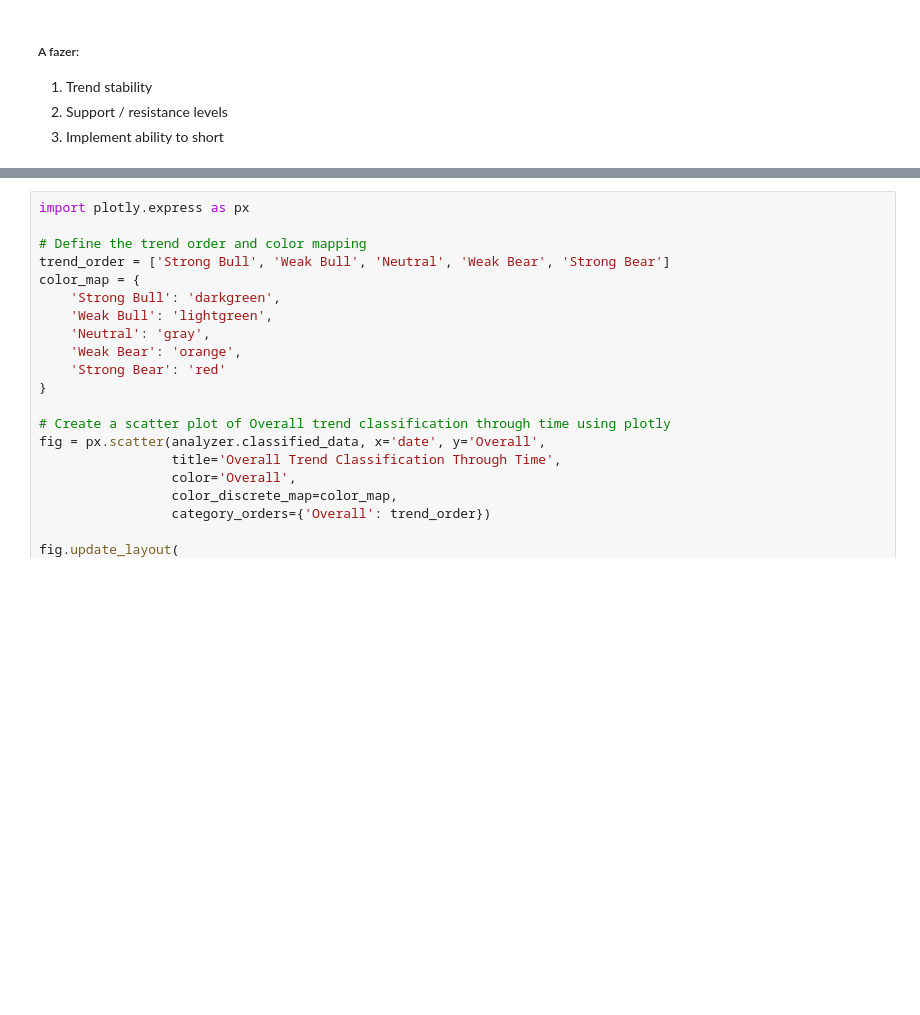
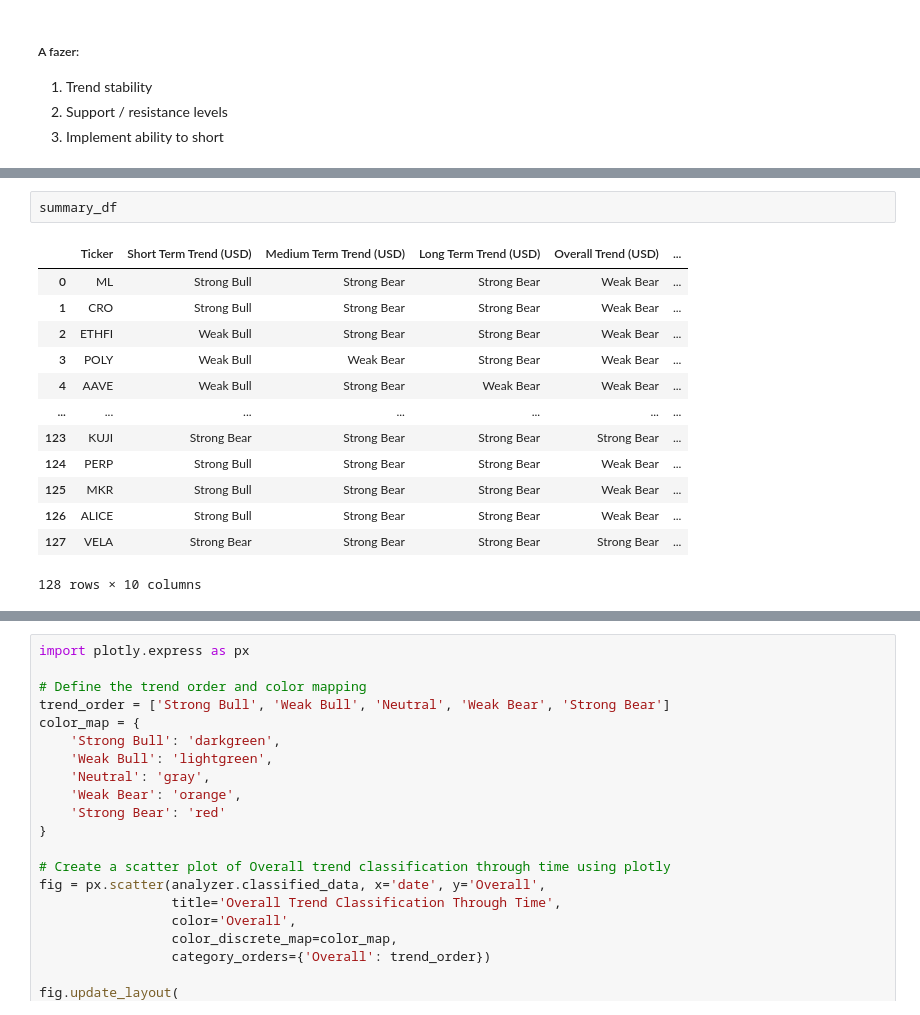
Before and after one commit to GabriellaAM/missioncontrolproject, a Jupyter notebook: ALT_MODEL.ipynb, the cells around one changed output, grey strips where cells are left out. Cells and saved outputs as stored; diff of their text form; blank space fills up the shorter version.

```diff
--- a/ALT_MODEL.ipynb
+++ b/ALT_MODEL.ipynb
@@ -485,0 +461,16 @@ Most Recent Trend Analysis Summary for Multiple Assets (as of March 11, 2025):
+# %%
+summary_df
+# %% [output]
+|  | Ticker | Short Term Trend (USD) | Medium Term Trend (USD) | Long Term Trend (USD) | Overall Trend (USD) | ... |
+| 0 | ML | Strong Bull | Strong Bear | Strong Bear | Weak Bear | ... |
+| 1 | CRO | Strong Bull | Strong Bear | Strong Bear | Weak Bear | ... |
+| 2 | ETHFI | Weak Bull | Strong Bear | Strong Bear | Weak Bear | ... |
+| 3 | POLY | Weak Bull | Weak Bear | Strong Bear | Weak Bear | ... |
+| 4 | AAVE | Weak Bull | Strong Bear | Weak Bear | Weak Bear | ... |
+| ... | ... | ... | ... | ... | ... | ... |
+| 123 | KUJI | Strong Bear | Strong Bear | Strong Bear | Strong Bear | ... |
+| 124 | PERP | Strong Bull | Strong Bear | Strong Bear | Weak Bear | ... |
+| 125 | MKR | Strong Bull | Strong Bear | Strong Bear | Weak Bear | ... |
+| 126 | ALICE | Strong Bull | Strong Bear | Strong Bear | Weak Bear | ... |
+| 127 | VELA | Strong Bear | Strong Bear | Strong Bear | Strong Bear | ... |
+128 rows × 10 columns
```
Also changed, not shown: parts of 15 cells of this notebook, 10 other files.
